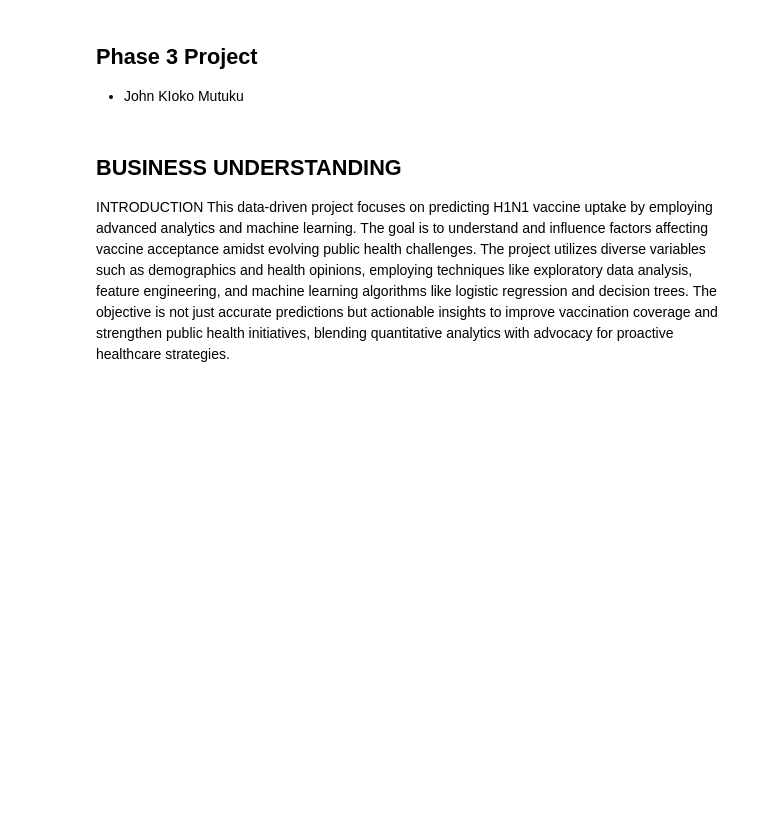
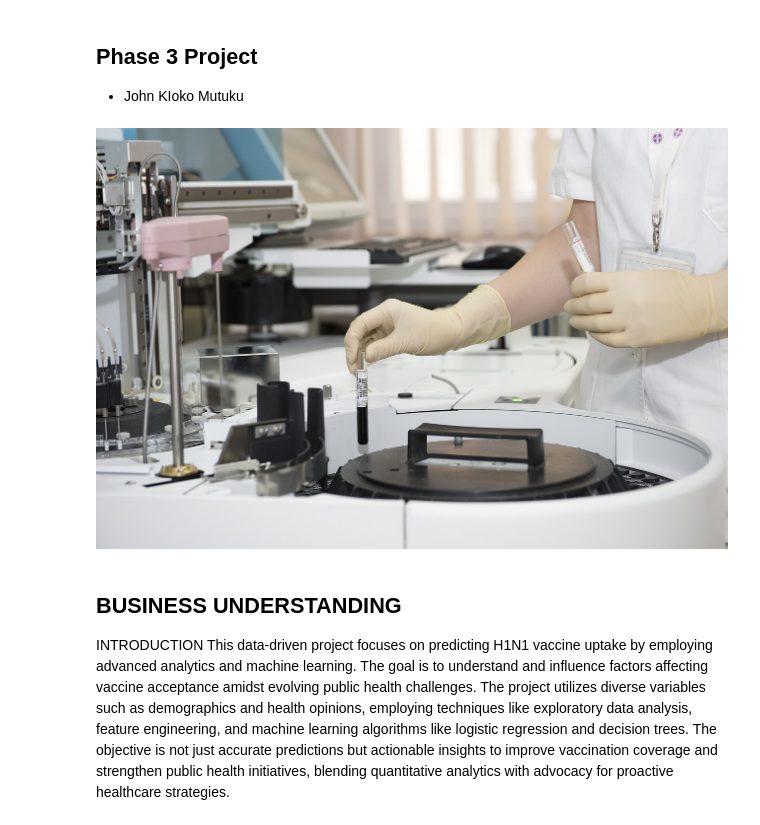
Before and after one commit to johN-Kioko/Phase-3-Project-John-Kioko, a Jupyter notebook: john.ipynb, the cells around one changed output. Cells and saved outputs as stored; diff of their text form; code cells hidden in the pictures; blank space fills up the shorter version.

```diff
--- a/john.ipynb
+++ b/john.ipynb
@@ -1,6 +1,12 @@
 # %% [markdown]
 ## Phase 3 Project
 * John KIoko Mutuku
+# %%
+from IPython.display import Image, display
+
+display(Image(filename='Flu_Images/flu_lab.jpg', embed=True))
+# %% [output]
+[figure, added]
 # %% [markdown]
 ## BUSINESS UNDERSTANDING
 INTRODUCTION
```
Also changed, not shown: parts of 32 cells of this notebook, 1 other file.
